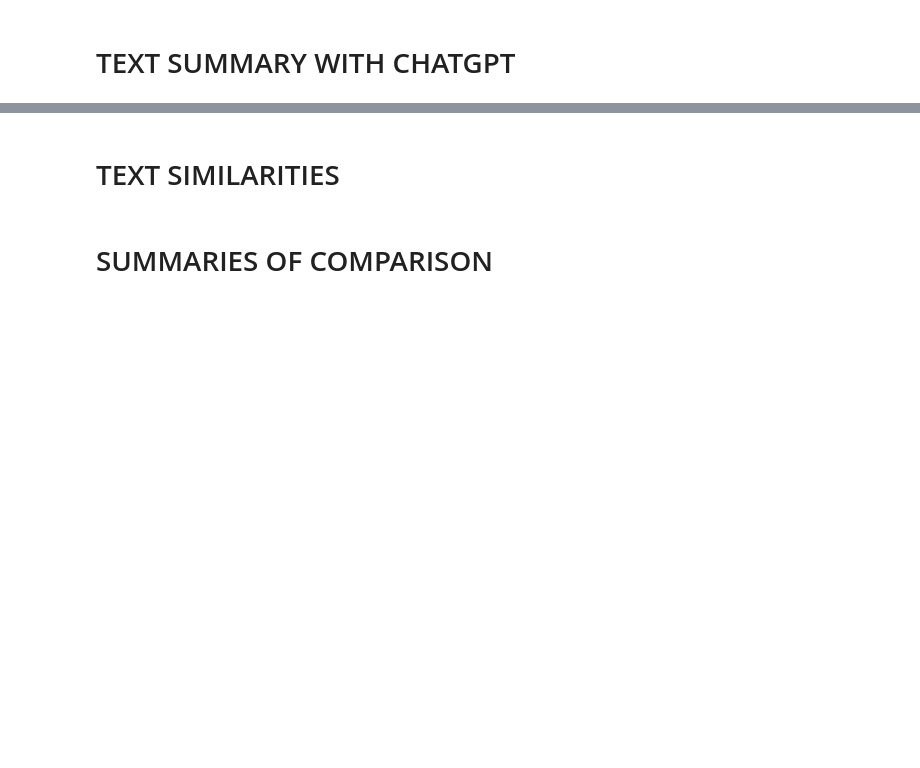
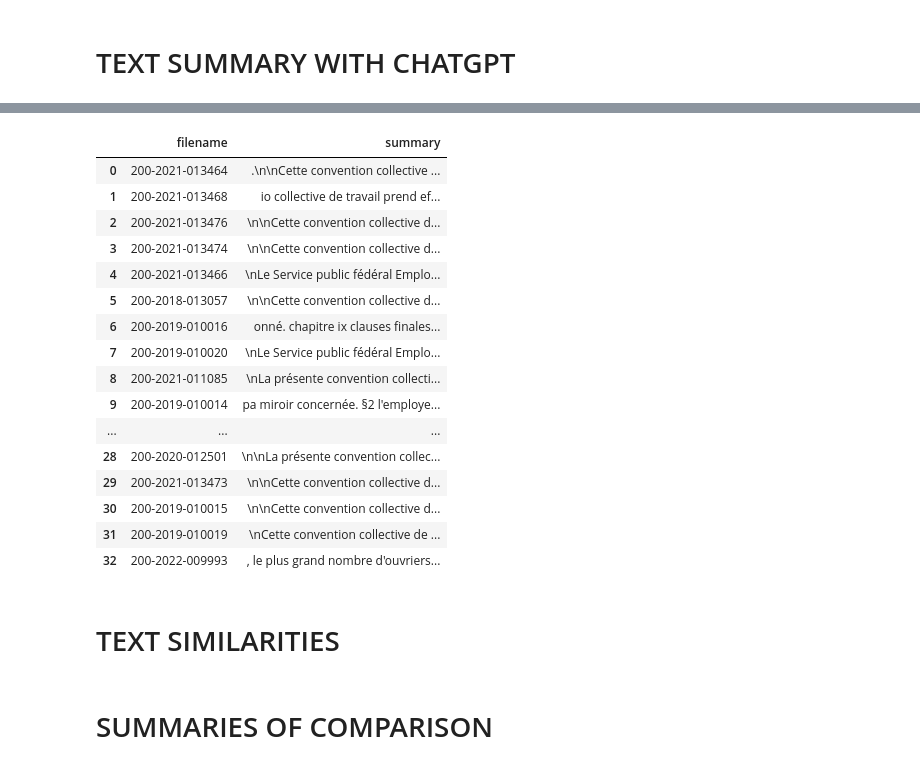
Before and after one commit to old2212/CASKPMG, a Jupyter notebook: Pipeline_all_pdf.ipynb, the cells around one changed output, grey strips where cells are left out. Drawn from its saved outputs; the diff is of its cells as text; code cells hidden in the pictures; blank space fills up the shorter version.

Commit message:
merged summary

```diff
--- a/Pipeline_all_pdf.ipynb
+++ b/Pipeline_all_pdf.ipynb
@@ -282,2 +264,28 @@ for pdf in all_pdf_titles :
 # %% [markdown]
 # TEXT SUMMARY WITH CHATGPT
+# %%
+chatGPT_api_key = "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"
+# Set the API key
+openai.api_key = chatGPT_api_key
+#Collect the list of pdfs titles
+all_txt_titles = []
+for file in os.listdir("200/"):
+    if file.endswith(".txt"):
+        all_txt_titles.append(file)
+# all_pdf_titles
+all_summaries = {}
+for txt in all_txt_titles :
+    file_txt = open(f"200/{txt}", 'r')
+    txt_string = file_txt.read().lower()
+    txt_string = txt_string[:10000]
+    prompt = f"Résume ce document: {txt_string}"
+    response = openai.Completion.create(
+    engine="text-davinci-003",
+    prompt=prompt,
+    max_tokens=590,
+    n=1,
+    stop=None,
+    temperature=0.5)
+    summary = response["choices"][0]["text"]
+    all_summaries[txt] = summary
+all_summaries
@@ -284,3 +310,27 @@ for pdf in all_pdf_titles :
+# %%
+df_all_summaries = pd.DataFrame([all_summaries]).T.reset_index(level=0)
+df_all_summaries.rename(columns={df_all_summaries.columns[0]: "filename"}, inplace = True)
+df_all_summaries.rename(columns={df_all_summaries.columns[1]: "summary"}, inplace = True)
+df_all_summaries["filename"] = df_all_summaries["filename"].str.rstrip('_fr.txt')
+df_all_summaries
+# %% [output]
+|  | filename | summary |
+| 0 | 200-2021-013464 | .\n\nCette convention collective ... |
+| 1 | 200-2021-013468 | io collective de travail prend ef... |
+| 2 | 200-2021-013476 | \n\nCette convention collective d... |
+| 3 | 200-2021-013474 | \n\nCette convention collective d... |
+| 4 | 200-2021-013466 | \nLe Service public fédéral Emplo... |
+| 5 | 200-2018-013057 | \n\nCette convention collective d... |
+| 6 | 200-2019-010016 | onné. chapitre ix clauses finales... |
+| 7 | 200-2019-010020 | \nLe Service public fédéral Emplo... |
+| 8 | 200-2021-011085 | \nLa présente convention collecti... |
+| 9 | 200-2019-010014 | pa miroir concernée. §2 l'employe... |
+| ... | ... | ... |
+| 28 | 200-2020-012501 | \n\nLa présente convention collec... |
+| 29 | 200-2021-013473 | \n\nCette convention collective d... |
+| 30 | 200-2019-010015 | \n\nCette convention collective d... |
+| 31 | 200-2019-010019 | \nCette convention collective de ... |
+| 32 | 200-2022-009993 | , le plus grand nombre d'ouvriers... |
 # %% [markdown]
 # TEXT SIMILARITIES
 # %% [markdown]
```
Also changed, not shown: parts of 8 cells of this notebook, 6 other files.
